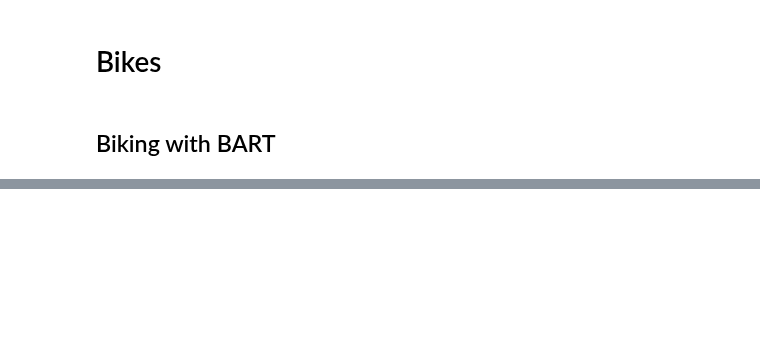
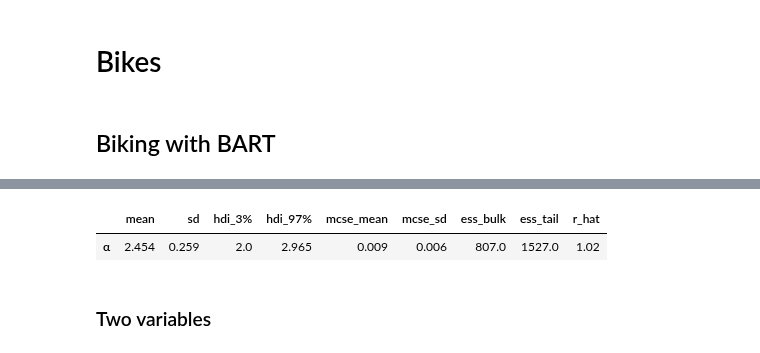
Before and after one commit to Grupo-de-modelado-probabilista/BART, a Jupyter notebook: experiments/Bikes.ipynb, the cells around one changed output, grey strips where cells are left out. Saved outputs shown, nothing was run; the diff lists cells and outputs as text; code cells hidden in the pictures; blank space fills up the shorter version.

```diff
--- a/experiments/Bikes.ipynb
+++ b/experiments/Bikes.ipynb
@@ -61,0 +68,12 @@ pmb.utils.plot_variable_importance(idata_bikes, μ_, X, samples=100);
+# %%
+X3 = bikes[["hour", "temperature", "humidity"]]
+# %%
+with pm.Model() as model_bikes_3V:
+    α = pm.Exponential("α", 0.1)
+    μ_ = pmb.BART("μ_", X3, np.log(Y), m=50)
+    μ = pm.Deterministic("μ", np.exp(μ_))
+    y = pm.NegativeBinomial("y", mu=μ, alpha=α, observed=Y)
+
+    idata_bikes_3V = pm.sample(
+        chains=4, random_seed=RANDOM_SEED, compute_convergence_checks=False
+    )
@@ -61,0 +87,7 @@ pmb.utils.plot_variable_importance(idata_bikes, μ_, X, samples=100);
+# %%
+az.summary(idata_bikes_3V, var_names=["α"])
+# %% [output]
+|  | mean | sd | hdi_3% | hdi_97% | mcse_mean | mcse_sd | ess_bulk | ess_tail | r_hat |
+| α | 2.454 | 0.259 | 2.0 | 2.965 | 0.009 | 0.006 | 807.0 | 1527.0 | 1.02 |
+# %% [markdown]
+### Two variables
```
Also changed, not shown: parts of 16 cells of this notebook, 1 other file.
